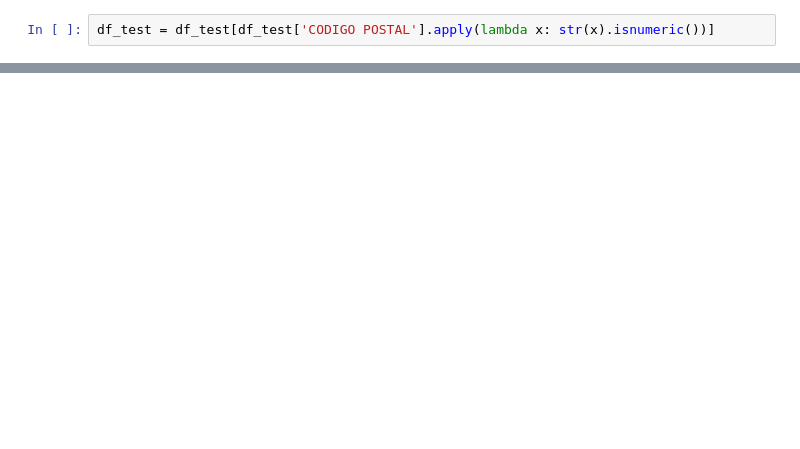
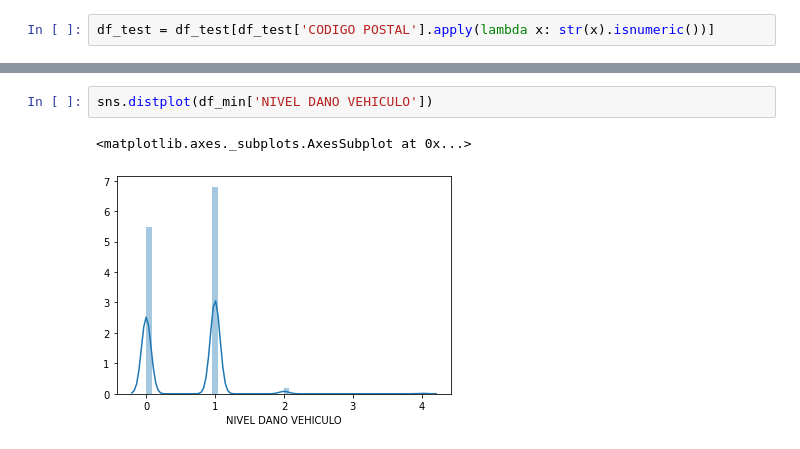
Before and after one commit to KevinTMtz/HackMTY2020, a Jupyter notebook: datlas/scripts/analysis_model.ipynb, the cells around one changed output, grey strips where cells are left out. Drawn from its saved outputs; the diff is of its cells as text; blank space fills up the shorter version.

```diff
--- a/datlas/scripts/analysis_model.ipynb
+++ b/datlas/scripts/analysis_model.ipynb
@@ -165,0 +185,5 @@ df_test[10:30]
+# %%
+sns.distplot(df_min['NIVEL DANO VEHICULO'])
+# %% [output]
+<matplotlib.axes._subplots.AxesSubplot at 0x...>
+[figure, added]
```
Also changed, not shown: parts of 58 cells of this notebook, 2 other files.
